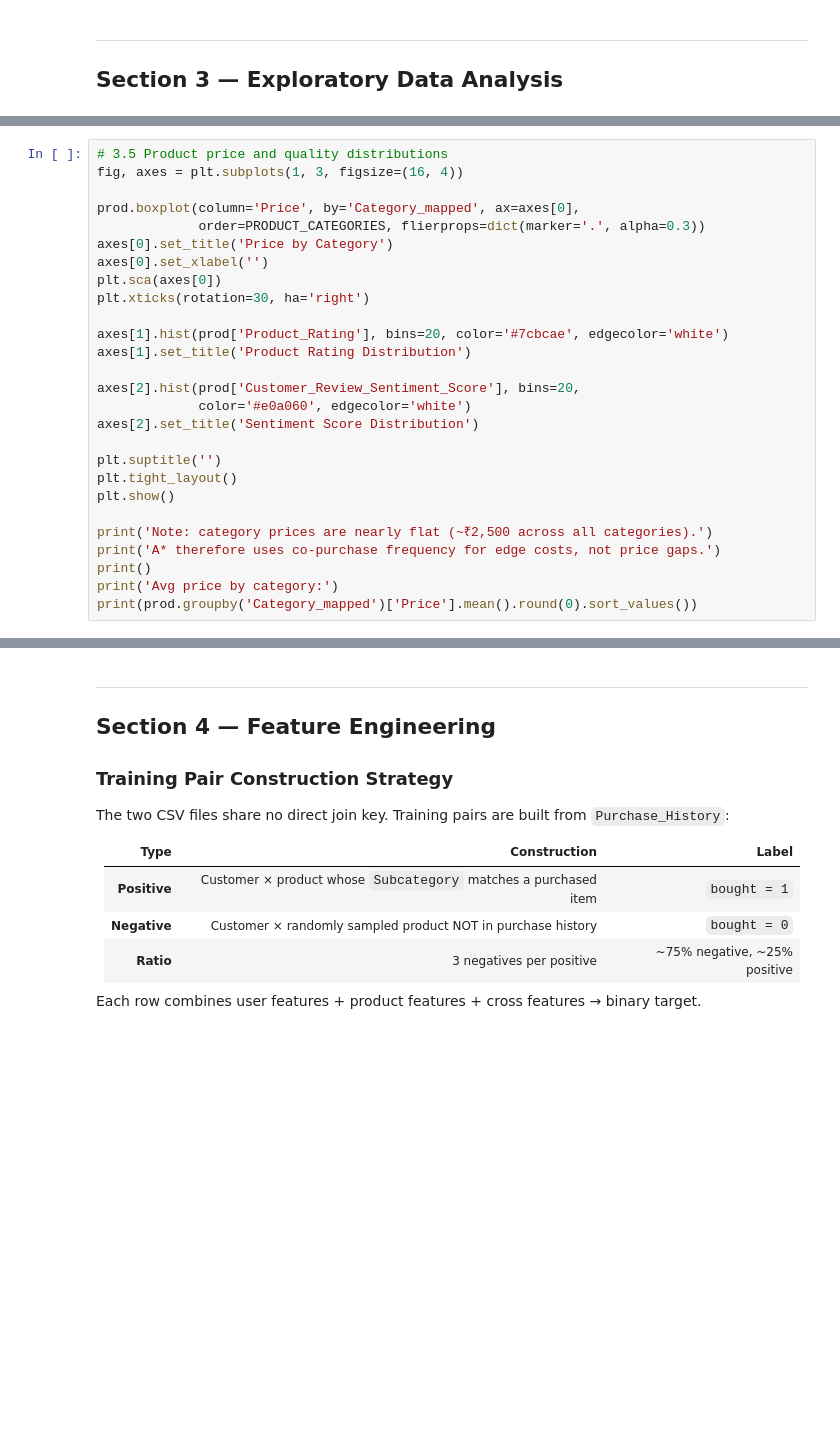
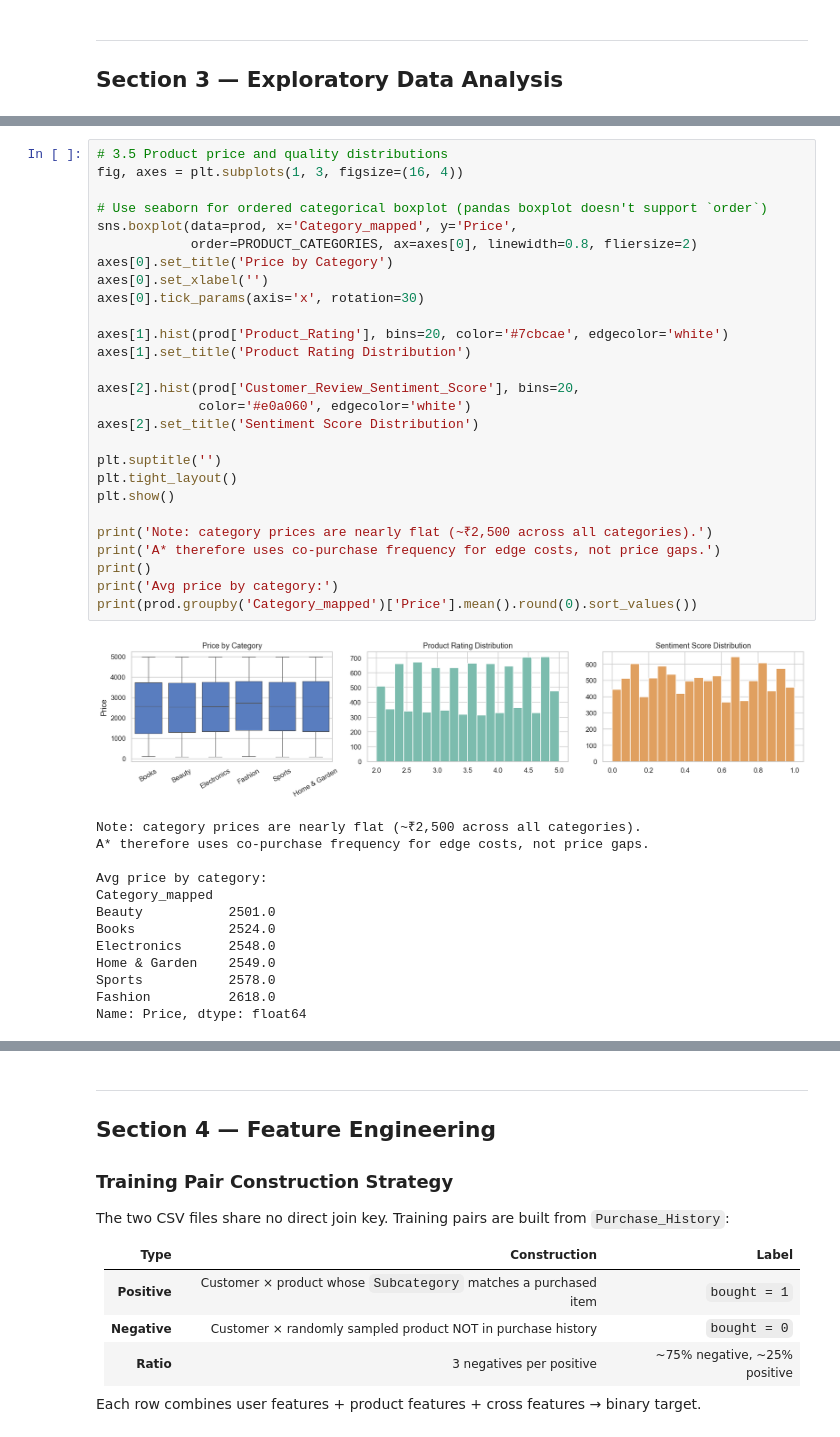
Before and after one commit to issye/AI-Assignment, a Jupyter notebook: notebooks/ml_model.ipynb, the cells around one changed output, grey strips where cells are left out. Cells and saved outputs as stored; diff of their text form; blank space fills up the shorter version.

```diff
--- a/notebooks/ml_model.ipynb
+++ b/notebooks/ml_model.ipynb
@@ -251,30 +286,44 @@ plt.show()
 # %%
 # 3.5 Product price and quality distributions
 fig, axes = plt.subplots(1, 3, figsize=(16, 4))
 
-prod.boxplot(column='Price', by='Category_mapped', ax=axes[0],
-             order=PRODUCT_CATEGORIES, flierprops=dict(marker='.', alpha=0.3))
+# Use seaborn for ordered categorical boxplot (pandas boxplot doesn't support `order`)
+sns.boxplot(data=prod, x='Category_mapped', y='Price',
+            order=PRODUCT_CATEGORIES, ax=axes[0], linewidth=0.8, fliersize=2)
 axes[0].set_title('Price by Category')
 axes[0].set_xlabel('')
-plt.sca(axes[0])
-plt.xticks(rotation=30, ha='right')
+axes[0].tick_params(axis='x', rotation=30)
 
 axes[1].hist(prod['Product_Rating'], bins=20, color='#7cbcae', edgecolor='white')
 axes[1].set_title('Product Rating Distribution')
 
 axes[2].hist(prod['Customer_Review_Sentiment_Score'], bins=20,
              color='#e0a060', edgecolor='white')
 axes[2].set_title('Sentiment Score Distribution')
 
 plt.suptitle('')
 plt.tight_layout()
 plt.show()
 
 print('Note: category prices are nearly flat (~₹2,500 across all categories).')
 print('A* therefore uses co-purchase frequency for edge costs, not price gaps.')
 print()
 print('Avg price by category:')
 print(prod.groupby('Category_mapped')['Price'].mean().round(0).sort_values())
+# %% [output]
+[figure, added]
+Note: category prices are nearly flat (~₹2,500 across all categories).
+A* therefore uses co-purchase frequency for edge costs, not price gaps.
+
+Avg price by category:
+Category_mapped
+Beauty           2501.0
+Books            2524.0
+Electronics      2548.0
+Home & Garden    2549.0
+Sports           2578.0
+Fashion          2618.0
+Name: Price, dtype: float64
 # %%
 # 3.6 Co-purchase matrix — this data also feeds Member 1's A* heuristic
 co_counts = defaultdict(int)
```
Also changed, not shown: parts of 38 cells of this notebook, 5 other files.
